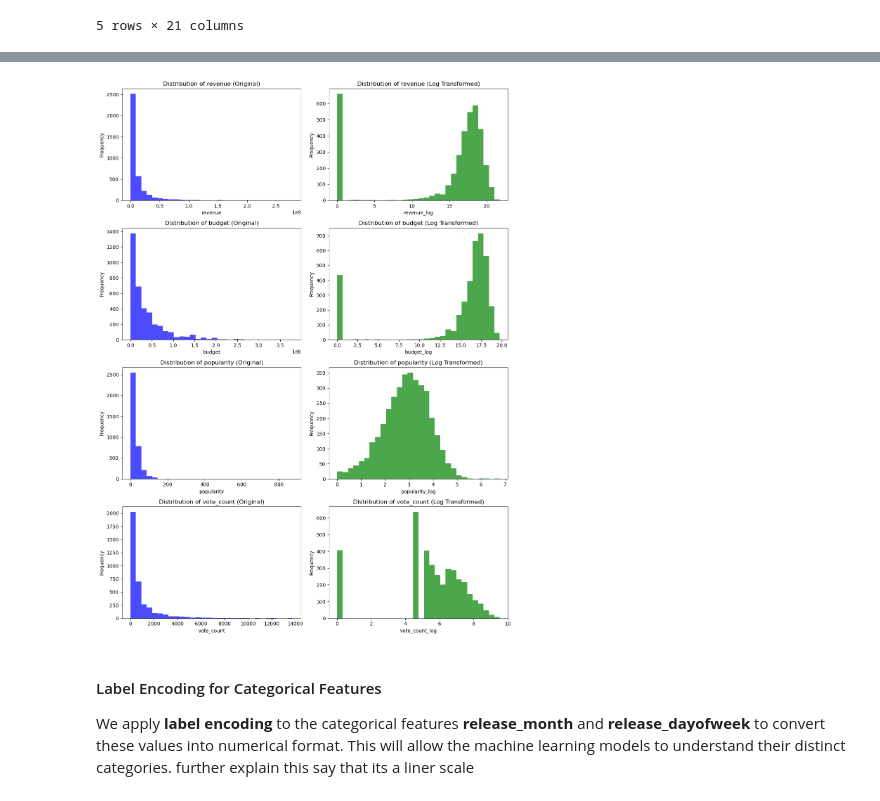
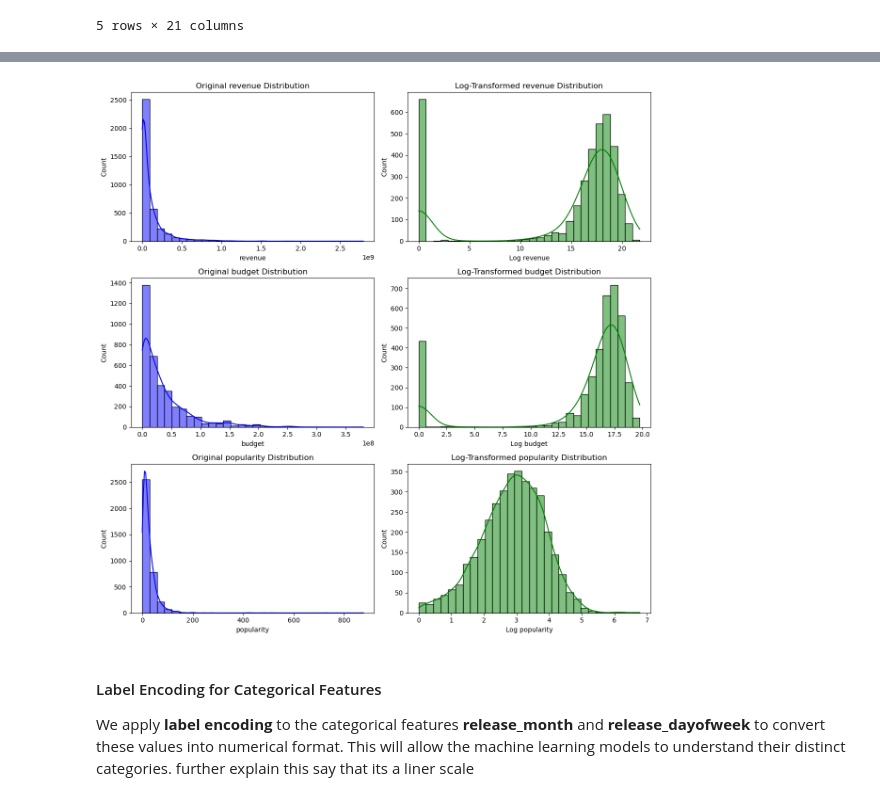
Before and after one commit to riosrose/UCB_project4_group6, a Jupyter notebook: SK_cleaned_up.ipynb, the cells around one changed output, grey strips where cells are left out. Saved outputs shown, nothing was run; the diff lists cells and outputs as text; code cells hidden in the pictures.

Commit message:
Updated Notebook with Finished ML Models and Visuals

```diff
--- a/SK_cleaned_up.ipynb
+++ b/SK_cleaned_up.ipynb
@@ -1248,6 +1243,0 @@ We compare the distributions of the original and log-transformed features for ke
-# %%
-# Apply log transformation to vote_count
-regression_df['vote_count_log'] = np.log1p(regression_df['vote_count'])
-
-# Display the first few rows to verify the transformation
-regression_df[['vote_count', 'vote_count_log']].head()
@@ -1261,27 +1244,28 @@ regression_df[['vote_count', 'vote_count_log']].head()
 # %%
 # Columns to visualize
-columns = ['revenue', 'budget', 'popularity', 'vote_count']
+columns = ['revenue', 'budget', 'popularity']
 
 # Set up the plot
-fig, axes = plt.subplots(nrows=4, ncols=2, figsize=(12, 16))
+plt.figure(figsize=(12, 12))
 
-# Plotting the original and log-transformed columns
+# Loop through the columns and plot original and log-transformed data
 for i, col in enumerate(columns):
-    # Original data
-    axes[i, 0].hist(regression_df[col], bins=30, color='blue', alpha=0.7)
-    axes[i, 0].set_title(f'Distribution of {col} (Original)')
-    axes[i, 0].set_xlabel(col)
-    axes[i, 0].set_ylabel('Frequency')
+    # Plot original data
+    plt.subplot(3, 2, 2*i + 1)
+    sns.histplot(regression_df[col], kde=True, bins=30, color='blue')
+    plt.title(f'Original {col} Distribution')
+    plt.xlabel(col)
 
-    # Log-transformed data
-    axes[i, 1].hist(regression_df[f'{col}_log'], bins=30, color='green', alpha=0.7)
-    axes[i, 1].set_title(f'Distribution of {col} (Log Transformed)')
-    axes[i, 1].set_xlabel(f'{col}_log')
-    axes[i, 1].set_ylabel('Frequency')
+    # Plot log-transformed data
+    plt.subplot(3, 2, 2*i + 2)
+    sns.histplot(regression_df[f'{col}_log'], kde=True, bins=30, color='green')
+    plt.title(f'Log-Transformed {col} Distribution')
+    plt.xlabel(f'Log {col}')
 
+# Adjust the layout for clarity
 plt.tight_layout()
 plt.show()
 # %% [output]
-[figure, old version]
+[figure, new version]
 # %%
 # Drop the original columns that are transformed
```
Also changed, not shown: parts of 47 cells of this notebook.
